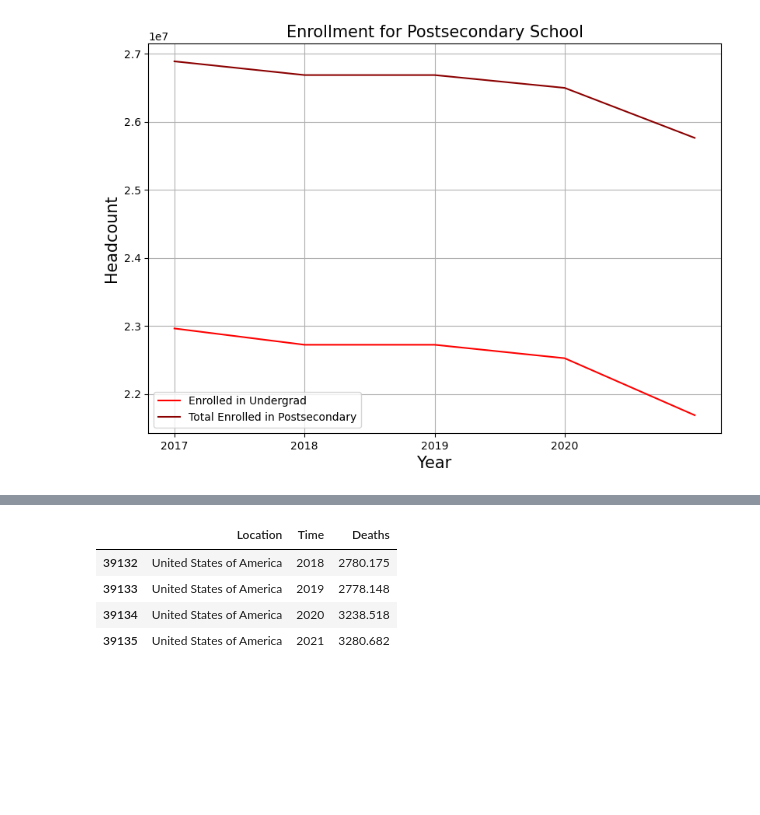
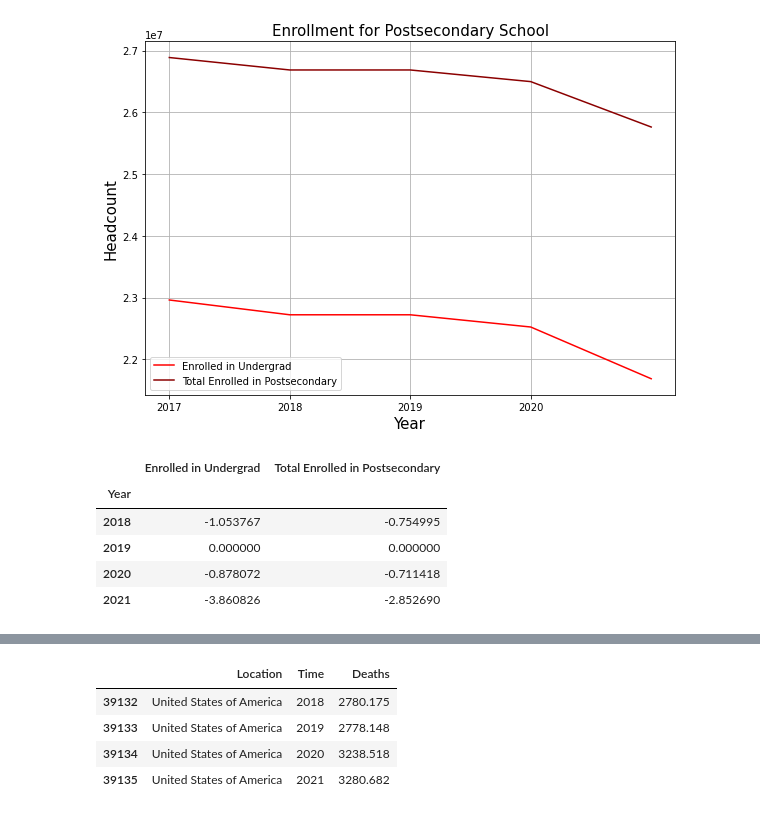
Before and after one commit to carsony123/Bootcamp-Project1, a Jupyter notebook: Almostfinal.ipynb, the cells around one changed output, grey strips where cells are left out. Saved outputs shown, nothing was run; the diff lists cells and outputs as text; code cells hidden in the pictures; blank space fills up the shorter version.

```diff
--- a/Almostfinal.ipynb
+++ b/Almostfinal.ipynb
@@ -74,20 +107,31 @@ plt.show()
 # %%
 # Build line plot for postsecondary school
 fig, ax = plt.subplots()
 edu_ps_df[['Enrolled in Undergrad','Total Enrolled in Postsecondary']].plot(kind='line', ax=ax, color=['r', 'darkred'])
 
 # Incorporate the other graph properties
 fig.set_size_inches(9.5, 6.5)
 ax.grid()
 ax.set_title('Enrollment for Postsecondary School', fontsize=15)
 ax.set_xlabel('Year', fontsize=15)
 ax.set_ylabel('Headcount', fontsize=15)
 plt.xticks(edu_k12_df.index)
 
 # Save the figure
 plt.savefig("output_data/ps_headcounts.png")
 
 # Show plot
 plt.show()
+
+# Percent change year over year
+difference = edu_ps_df[['Enrolled in Undergrad','Total Enrolled in Postsecondary']].diff()
+change = (difference/edu_ps_df[['Enrolled in Undergrad','Total Enrolled in Postsecondary']]*100).dropna()
+change
 # %% [output]
-[figure, old version]
+[figure, new version]
+|  | Enrolled in Undergrad | Total Enrolled in Postsecondary |
+| Year |  |  |
+| 2018 | -1.053767 | -0.754995 |
+| 2019 | 0.000000 | 0.000000 |
+| 2020 | -0.878072 | -0.711418 |
+| 2021 | -3.860826 | -2.852690 |
```
Also changed, not shown: parts of 5 cells of this notebook.
